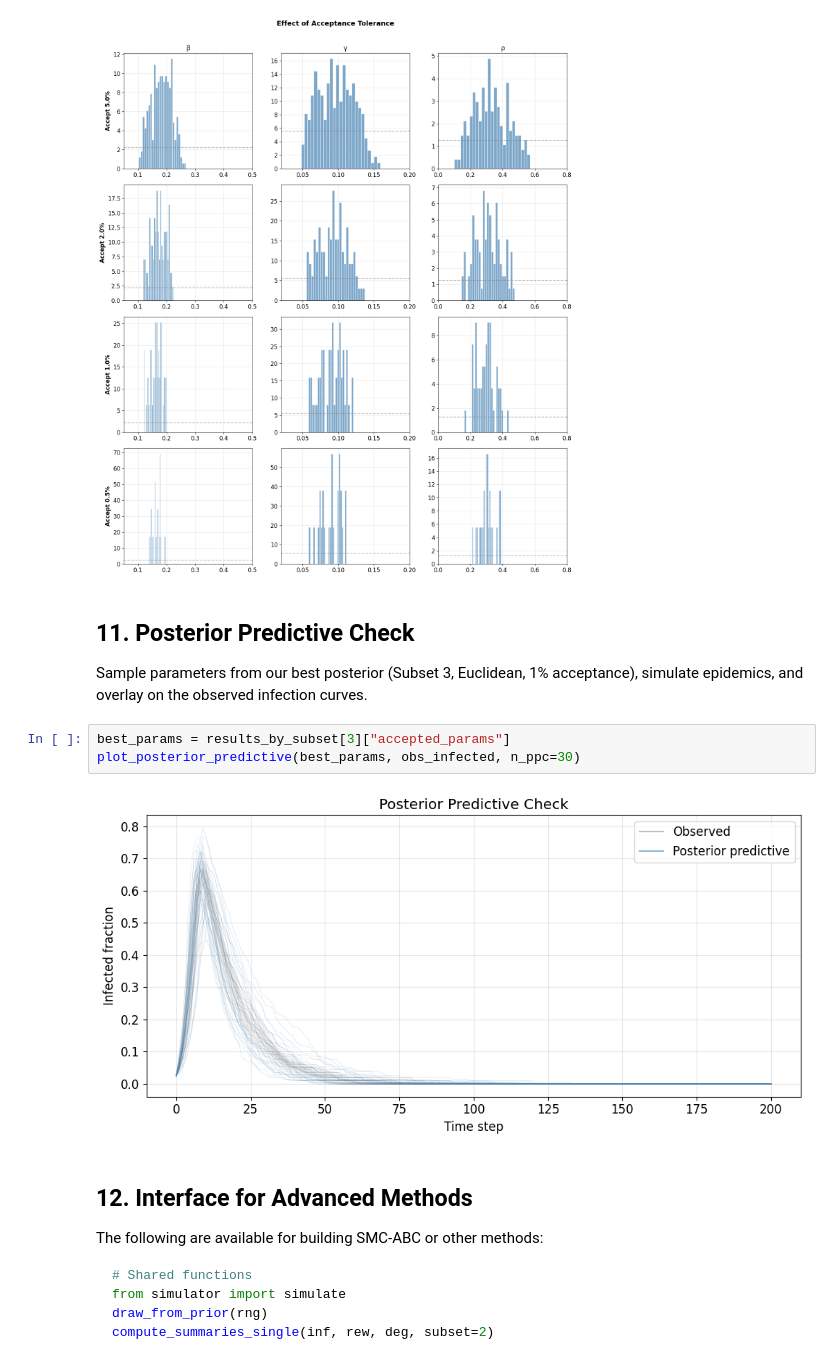
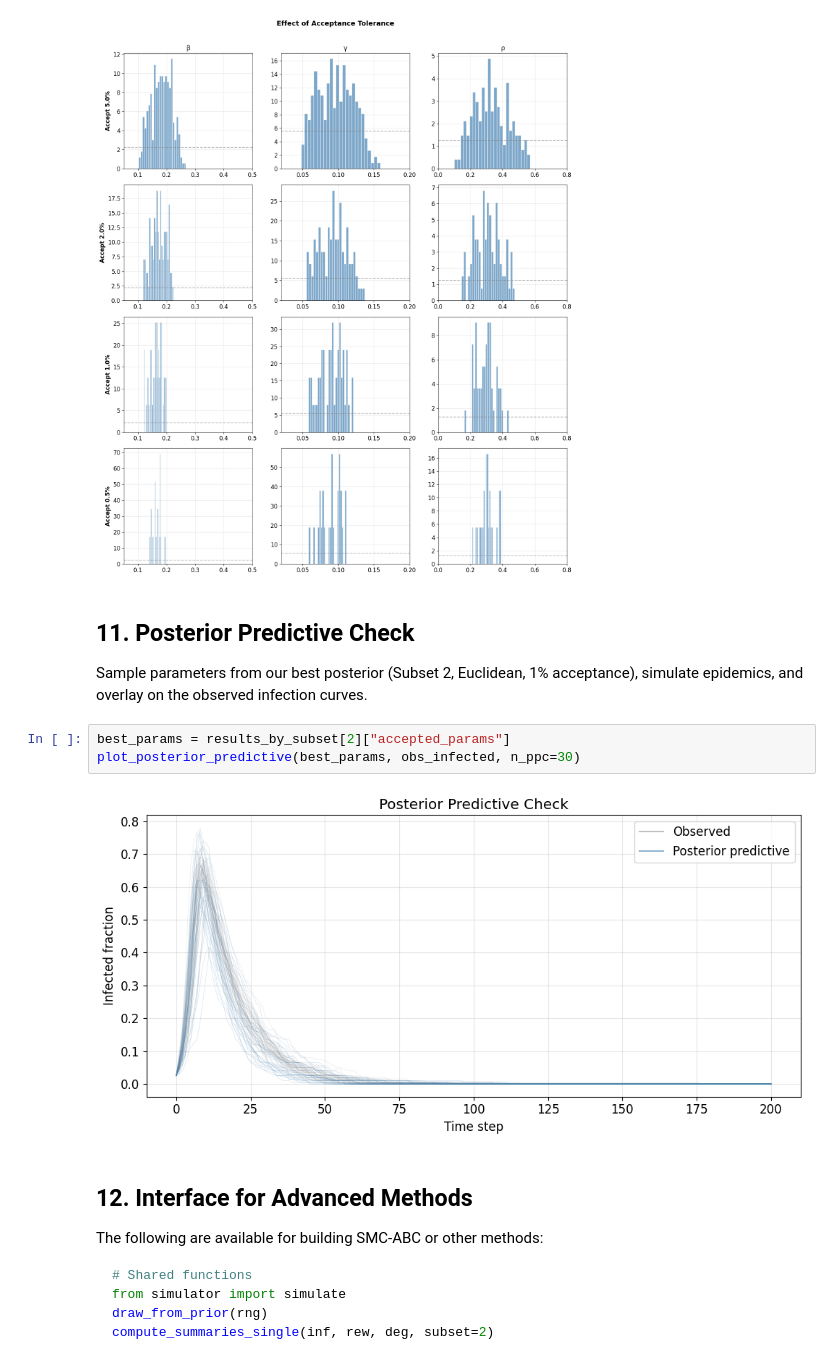
Before and after one commit to kr7001/SBI-Infection-ST3247, a Jupyter notebook: rejection_abc.ipynb, the cells around one changed output. Drawn from its saved outputs; the diff is of its cells as text.

```diff
--- a/rejection_abc.ipynb
+++ b/rejection_abc.ipynb
@@ -754,13 +754,13 @@ Accept 2.0% (100 samples)
 # %% [markdown]
 ## 11. Posterior Predictive Check
 
-Sample parameters from our best posterior (Subset 3, Euclidean, 1% acceptance),
+Sample parameters from our best posterior (Subset 2, Euclidean, 1% acceptance),
 simulate epidemics, and overlay on the observed infection curves.
 # %%
-best_params = results_by_subset[3]["accepted_params"]
+best_params = results_by_subset[2]["accepted_params"]
 plot_posterior_predictive(best_params, obs_infected, n_ppc=30)
 # %% [output]
-[figure, old version]
+[figure, new version]
 # %% [markdown]
 ## 12. Interface for Advanced Methods
 
```
